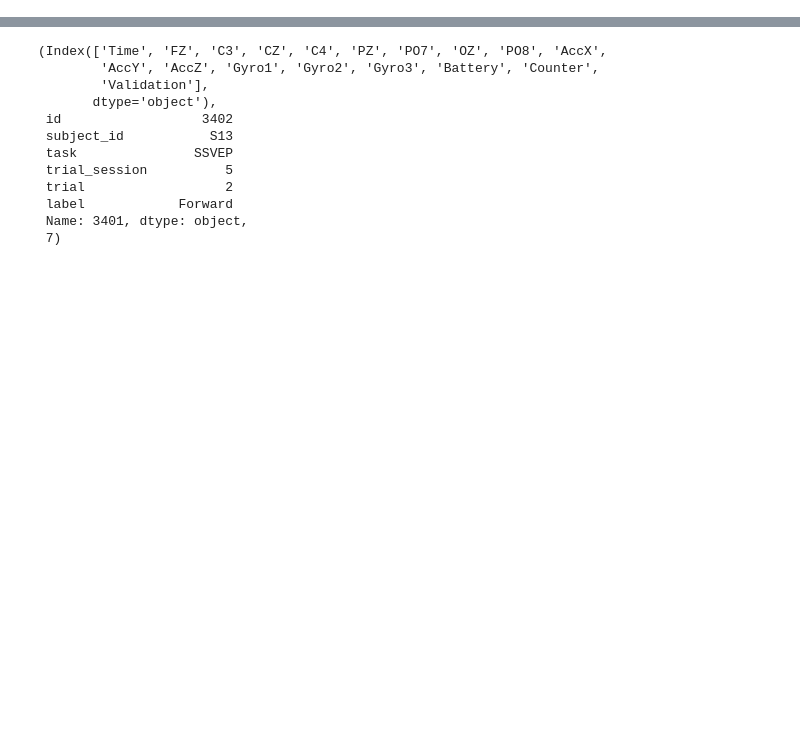
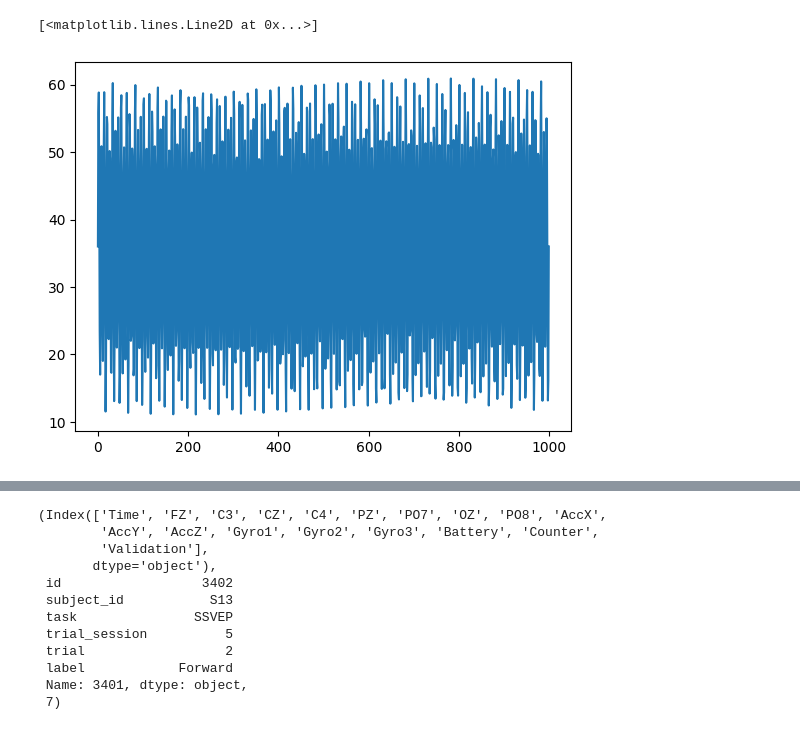
Before and after one commit to EEG-Data-Processing-MI-and-SSVEP/Online_Round, a Jupyter notebook: sublementary2.ipynb, the cells around one changed output, grey strips where cells are left out. Saved outputs shown, nothing was run; the diff lists cells and outputs as text; code cells hidden in the pictures; blank space fills up the shorter version.

```diff
--- a/sublementary2.ipynb
+++ b/sublementary2.ipynb
@@ -55,0 +78,8 @@ Name: 2629, dtype: object
+# %%
+m =5*np.sin(2*np.pi*5*np.linspace(-10,10,1000))+30
+n =20*np.sin(2*np.pi*8*np.linspace(-10,10,1000))+6
+x = m+n
+plt.plot(x)
+# %% [output]
+[<matplotlib.lines.Line2D at 0x...>]
+[figure, added]
```
Also changed, not shown: parts of 20 cells of this notebook, 10 other files.
